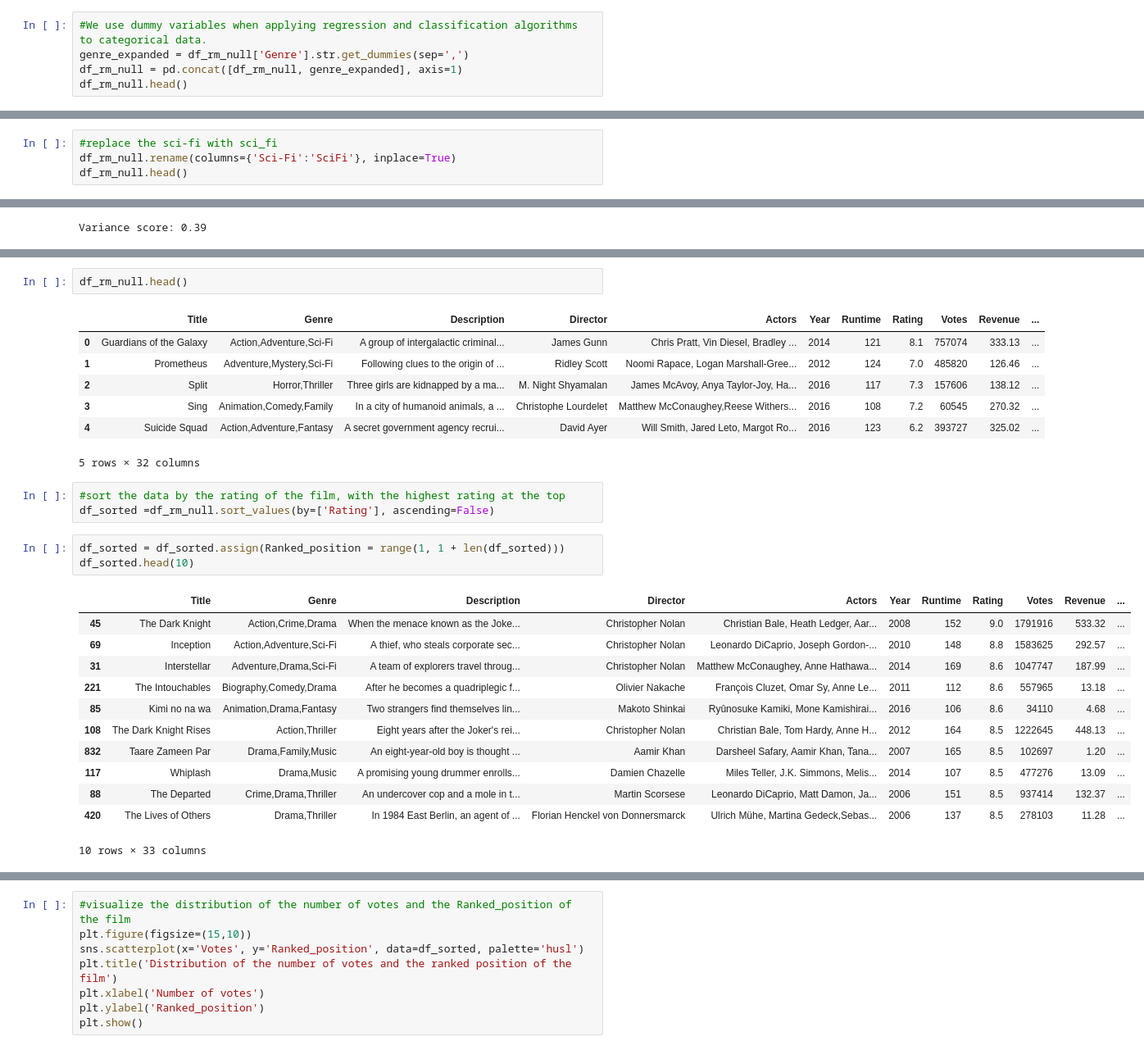
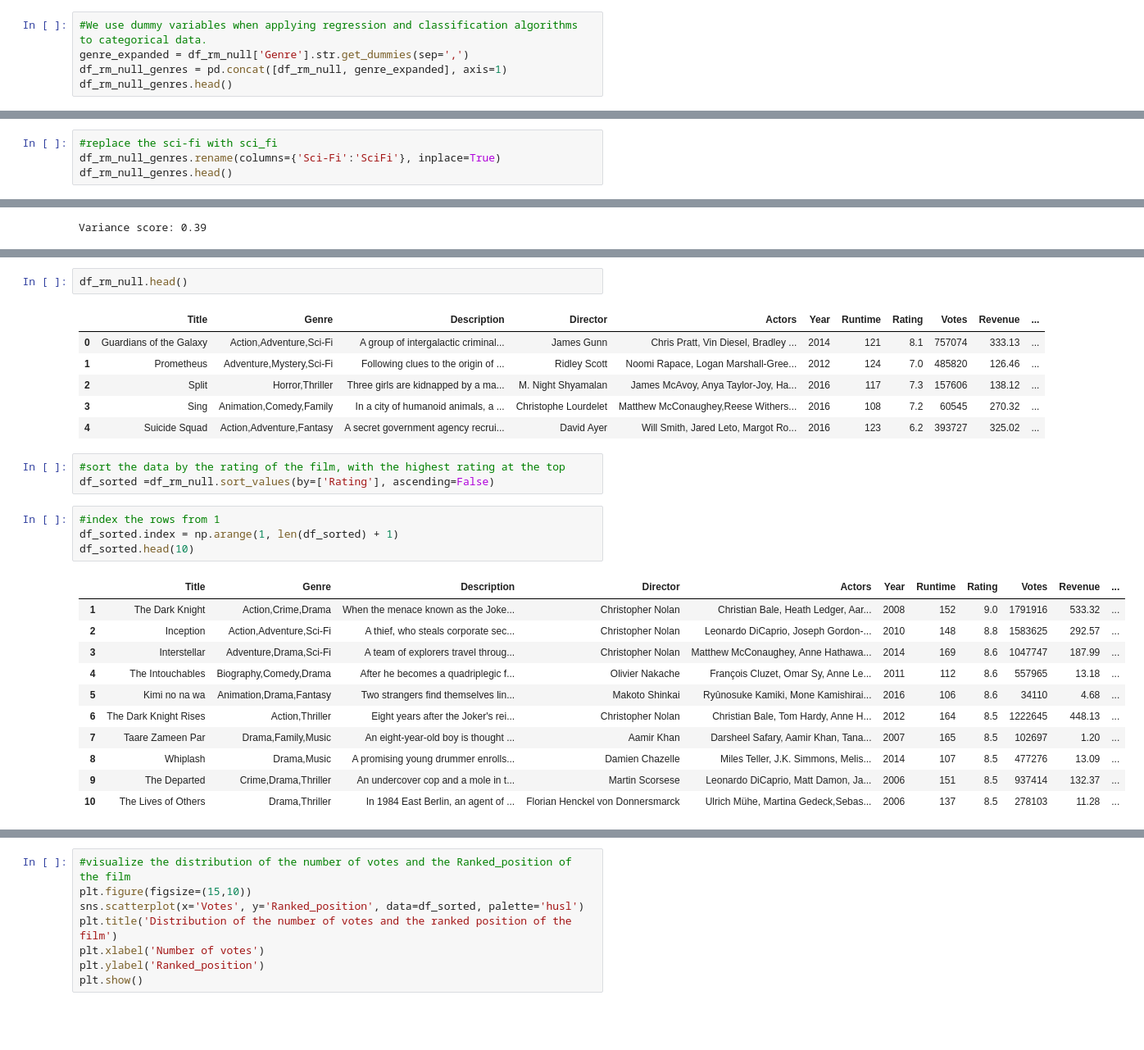
Before and after one commit to Misperia/FDS_project_2023, a Jupyter notebook: notebook.ipynb, the cells around one changed output, grey strips where cells are left out. Shown at 82% size. Saved outputs shown, nothing was run; the diff lists cells and outputs as text; blank space fills up the shorter version.

```diff
--- a/notebook.ipynb
+++ b/notebook.ipynb
@@ -429,8 +429,8 @@ k_scores.index(max(k_scores))
 # %%
 #We use dummy variables when applying regression and classification algorithms to categorical data.
 genre_expanded = df_rm_null['Genre'].str.get_dummies(sep=',')
-df_rm_null = pd.concat([df_rm_null, genre_expanded], axis=1)
-df_rm_null.head()
+df_rm_null_genres = pd.concat([df_rm_null, genre_expanded], axis=1)
+df_rm_null_genres.head()
 # %% [output]
 |  | Title | Genre | Description | Director | Actors | Year | Runtime | Rating | Votes | Revenue | ... |
 | 0 | Guardians of the Galaxy | Action,Adventure,Sci-Fi | A group of intergalactic criminal... | James Gunn | Chris Pratt, Vin Diesel, Bradley ... | 2014 | 121 | 8.1 | 757074 | 333.13 | ... |
@@ -490,8 +490,8 @@ plt.show()
 [figure]
 # %%
 #replace the sci-fi with sci_fi
-df_rm_null.rename(columns={'Sci-Fi':'SciFi'}, inplace=True)
-df_rm_null.head()
+df_rm_null_genres.rename(columns={'Sci-Fi':'SciFi'}, inplace=True)
+df_rm_null_genres.head()
 # %% [output]
 |  | Title | Genre | Description | Director | Actors | Year | Runtime | Rating | Votes | Revenue | ... |
 | 0 | Guardians of the Galaxy | Action,Adventure,Sci-Fi | A group of intergalactic criminal... | James Gunn | Chris Pratt, Vin Diesel, Bradley ... | 2014 | 121 | 8.1 | 757074 | 333.13 | ... |
@@ -663,23 +666,22 @@ df_rm_null.head()
 | 2 | Split | Horror,Thriller | Three girls are kidnapped by a ma... | M. Night Shyamalan | James McAvoy, Anya Taylor-Joy, Ha... | 2016 | 117 | 7.3 | 157606 | 138.12 | ... |
 | 3 | Sing | Animation,Comedy,Family | In a city of humanoid animals, a ... | Christophe Lourdelet | Matthew McConaughey,Reese Withers... | 2016 | 108 | 7.2 | 60545 | 270.32 | ... |
 | 4 | Suicide Squad | Action,Adventure,Fantasy | A secret government agency recrui... | David Ayer | Will Smith, Jared Leto, Margot Ro... | 2016 | 123 | 6.2 | 393727 | 325.02 | ... |
-5 rows × 32 columns
 # %%
 #sort the data by the rating of the film, with the highest rating at the top
 df_sorted =df_rm_null.sort_values(by=['Rating'], ascending=False)
 # %%
-df_sorted = df_sorted.assign(Ranked_position = range(1, 1 + len(df_sorted)))
+#index the rows from 1
+df_sorted.index = np.arange(1, len(df_sorted) + 1)
 df_sorted.head(10)
 # %% [output]
 |  | Title | Genre | Description | Director | Actors | Year | Runtime | Rating | Votes | Revenue | ... |
-| 45 | The Dark Knight | Action,Crime,Drama | When the menace known as the Joke... | Christopher Nolan | Christian Bale, Heath Ledger, Aar... | 2008 | 152 | 9.0 | 1791916 | 533.32 | ... |
-| 69 | Inception | Action,Adventure,Sci-Fi | A thief, who steals corporate sec... | Christopher Nolan | Leonardo DiCaprio, Joseph Gordon-... | 2010 | 148 | 8.8 | 1583625 | 292.57 | ... |
-| 31 | Interstellar | Adventure,Drama,Sci-Fi | A team of explorers travel throug... | Christopher Nolan | Matthew McConaughey, Anne Hathawa... | 2014 | 169 | 8.6 | 1047747 | 187.99 | ... |
-| 221 | The Intouchables | Biography,Comedy,Drama | After he becomes a quadriplegic f... | Olivier Nakache | François Cluzet, Omar Sy, Anne Le... | 2011 | 112 | 8.6 | 557965 | 13.18 | ... |
-| 85 | Kimi no na wa | Animation,Drama,Fantasy | Two strangers find themselves lin... | Makoto Shinkai | Ryûnosuke Kamiki, Mone Kamishirai... | 2016 | 106 | 8.6 | 34110 | 4.68 | ... |
-| 108 | The Dark Knight Rises | Action,Thriller | Eight years after the Joker's rei... | Christopher Nolan | Christian Bale, Tom Hardy, Anne H... | 2012 | 164 | 8.5 | 1222645 | 448.13 | ... |
-| 832 | Taare Zameen Par | Drama,Family,Music | An eight-year-old boy is thought ... | Aamir Khan | Darsheel Safary, Aamir Khan, Tana... | 2007 | 165 | 8.5 | 102697 | 1.20 | ... |
-| 117 | Whiplash | Drama,Music | A promising young drummer enrolls... | Damien Chazelle | Miles Teller, J.K. Simmons, Melis... | 2014 | 107 | 8.5 | 477276 | 13.09 | ... |
-| 88 | The Departed | Crime,Drama,Thriller | An undercover cop and a mole in t... | Martin Scorsese | Leonardo DiCaprio, Matt Damon, Ja... | 2006 | 151 | 8.5 | 937414 | 132.37 | ... |
-| 420 | The Lives of Others | Drama,Thriller | In 1984 East Berlin, an agent of ... | Florian Henckel von Donnersmarck | Ulrich Mühe, Martina Gedeck,Sebas... | 2006 | 137 | 8.5 | 278103 | 11.28 | ... |
+| 1 | The Dark Knight | Action,Crime,Drama | When the menace known as the Joke... | Christopher Nolan | Christian Bale, Heath Ledger, Aar... | 2008 | 152 | 9.0 | 1791916 | 533.32 | ... |
+| 2 | Inception | Action,Adventure,Sci-Fi | A thief, who steals corporate sec... | Christopher Nolan | Leonardo DiCaprio, Joseph Gordon-... | 2010 | 148 | 8.8 | 1583625 | 292.57 | ... |
+| 3 | Interstellar | Adventure,Drama,Sci-Fi | A team of explorers travel throug... | Christopher Nolan | Matthew McConaughey, Anne Hathawa... | 2014 | 169 | 8.6 | 1047747 | 187.99 | ... |
+| 4 | The Intouchables | Biography,Comedy,Drama | After he becomes a quadriplegic f... | Olivier Nakache | François Cluzet, Omar Sy, Anne Le... | 2011 | 112 | 8.6 | 557965 | 13.18 | ... |
+| 5 | Kimi no na wa | Animation,Drama,Fantasy | Two strangers find themselves lin... | Makoto Shinkai | Ryûnosuke Kamiki, Mone Kamishirai... | 2016 | 106 | 8.6 | 34110 | 4.68 | ... |
+| 6 | The Dark Knight Rises | Action,Thriller | Eight years after the Joker's rei... | Christopher Nolan | Christian Bale, Tom Hardy, Anne H... | 2012 | 164 | 8.5 | 1222645 | 448.13 | ... |
+| 7 | Taare Zameen Par | Drama,Family,Music | An eight-year-old boy is thought ... | Aamir Khan | Darsheel Safary, Aamir Khan, Tana... | 2007 | 165 | 8.5 | 102697 | 1.20 | ... |
+| 8 | Whiplash | Drama,Music | A promising young drummer enrolls... | Damien Chazelle | Miles Teller, J.K. Simmons, Melis... | 2014 | 107 | 8.5 | 477276 | 13.09 | ... |
+| 9 | The Departed | Crime,Drama,Thriller | An undercover cop and a mole in t... | Martin Scorsese | Leonardo DiCaprio, Matt Damon, Ja... | 2006 | 151 | 8.5 | 937414 | 132.37 | ... |
+| 10 | The Lives of Others | Drama,Thriller | In 1984 East Berlin, an agent of ... | Florian Henckel von Donnersmarck | Ulrich Mühe, Martina Gedeck,Sebas... | 2006 | 137 | 8.5 | 278103 | 11.28 | ... |
-10 rows × 33 columns
```
Also changed, not shown: parts of 26 cells of this notebook, 1 other file.
